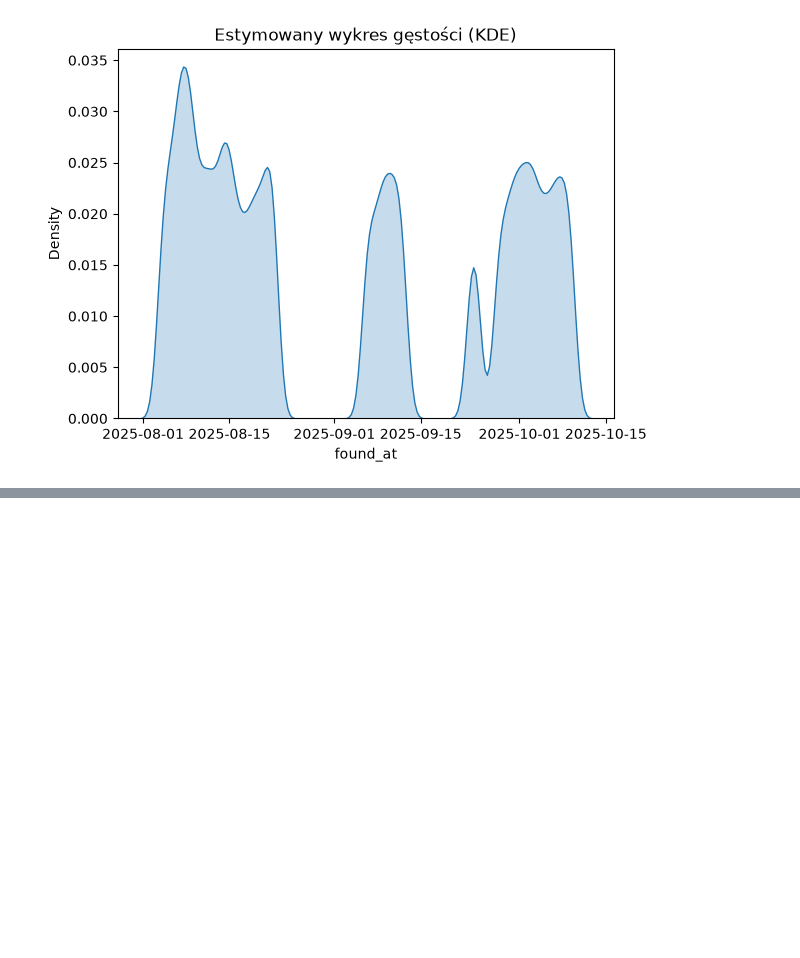
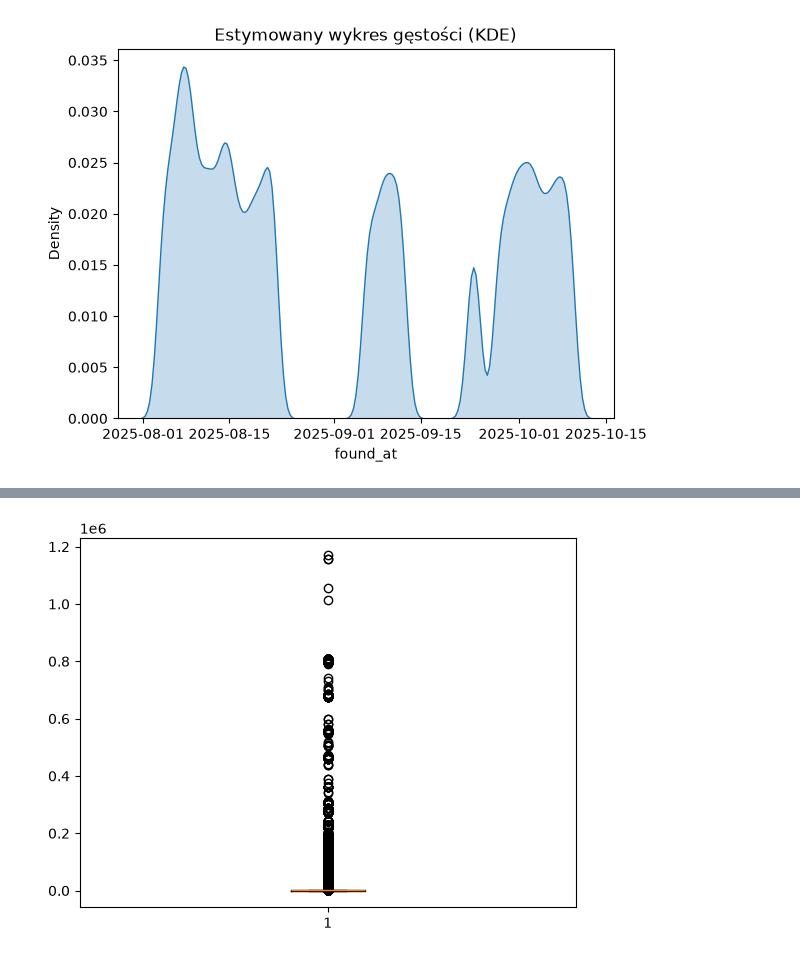
Before and after one commit to wiedzmin1414/bitcoin-node-data, a Jupyter notebook: analiza.ipynb, the cells around one changed output, grey strips where cells are left out. Saved outputs shown, nothing was run; the diff lists cells and outputs as text; code cells hidden in the pictures; blank space fills up the shorter version.

```diff
--- a/analiza.ipynb
+++ b/analiza.ipynb
@@ -296,0 +366,3 @@ Name: found_at, Length: 5550319, dtype: datetime64[ns]
+# %%
+waittime = data['waittime']
+waittime
@@ -296,0 +397,5 @@ Name: found_at, Length: 5550319, dtype: datetime64[ns]
+# %%
+plt.boxplot(waittime)
+plt.show()
+# %% [output]
+[figure, added]
```
Also changed, not shown: parts of 24 cells of this notebook.
